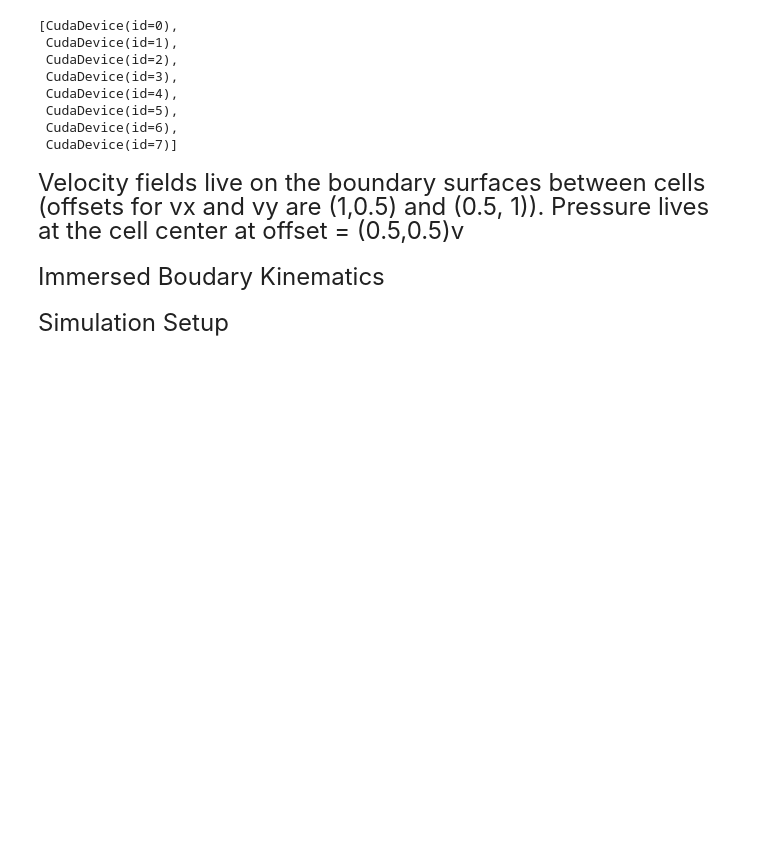
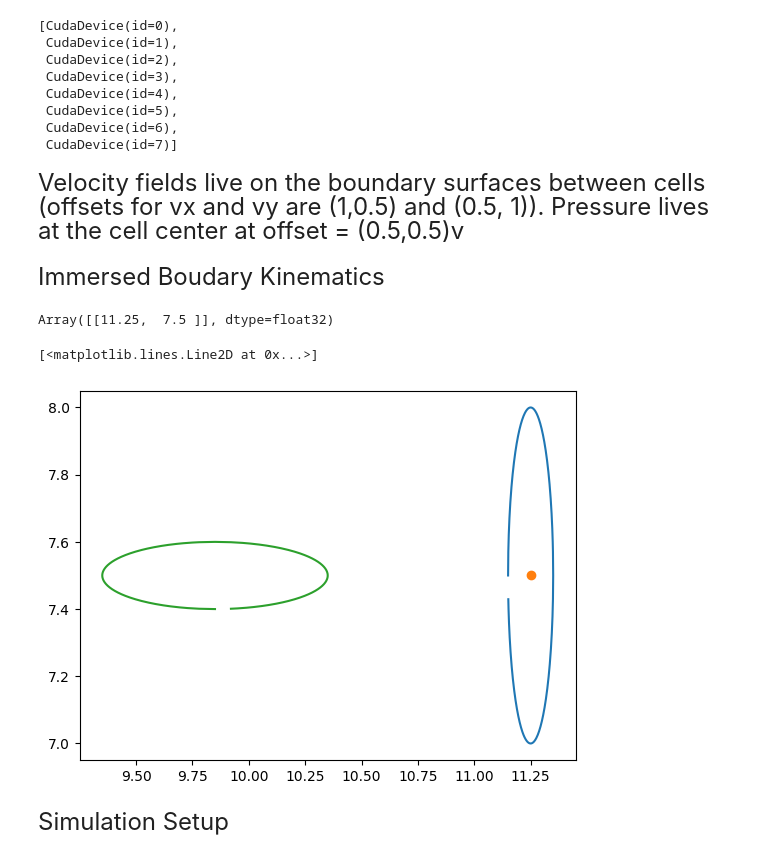
Before and after one commit to hashimmg/jax_IB, a Jupyter notebook: notebooks/Flapping_Demo-14-01-2025.ipynb, the cells around one changed output. Drawn from its saved outputs; the diff is of its cells as text; code cells hidden in the pictures; blank space fills up the shorter version.

```diff
--- a/notebooks/Flapping_Demo-14-01-2025.ipynb
+++ b/notebooks/Flapping_Demo-14-01-2025.ipynb
@@ -120,4 +117,15 @@ rotation_param = jnp.array([jnp.pi/2])
 ellipse_position = fct.partial(ellipse_trajectory, *[particle_geometry_param[0],particle_center_position[0], rotation_param[0],
                                                      displacement_param[0]])
 grad_ellipse_position = jax.jacrev(ellipse_position)
+# %%
+particle_center_position
+# %% [output]
+Array([[11.25,  7.5 ]], dtype=float32)
+# %%
+plt.plot(*ellipse_position(0))
+plt.plot(particle_center_position[0][0], particle_center_position[0][1],'o')
+plt.plot(*ellipse_position(1))
+# %% [output]
+[<matplotlib.lines.Line2D at 0x...>]
+[figure, added]
 # %%
```
Also changed, not shown: parts of 6 cells of this notebook, 6 other files.
